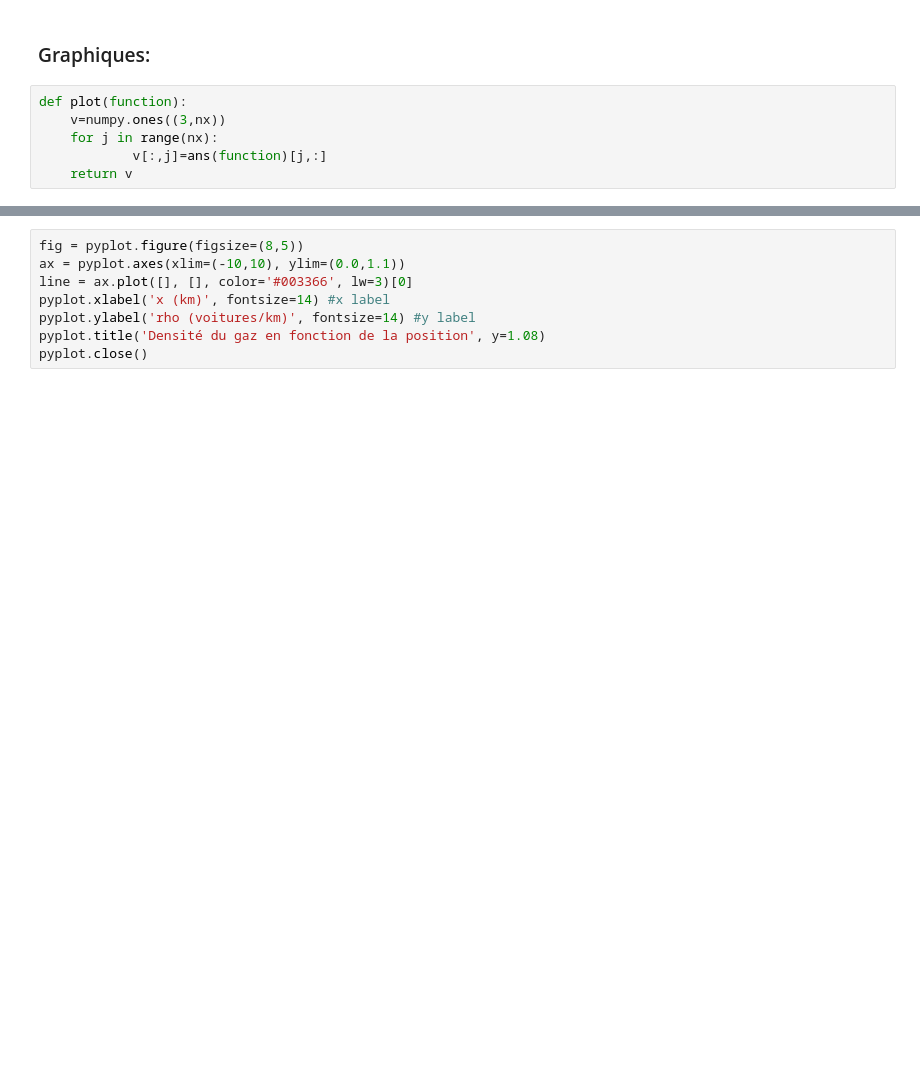
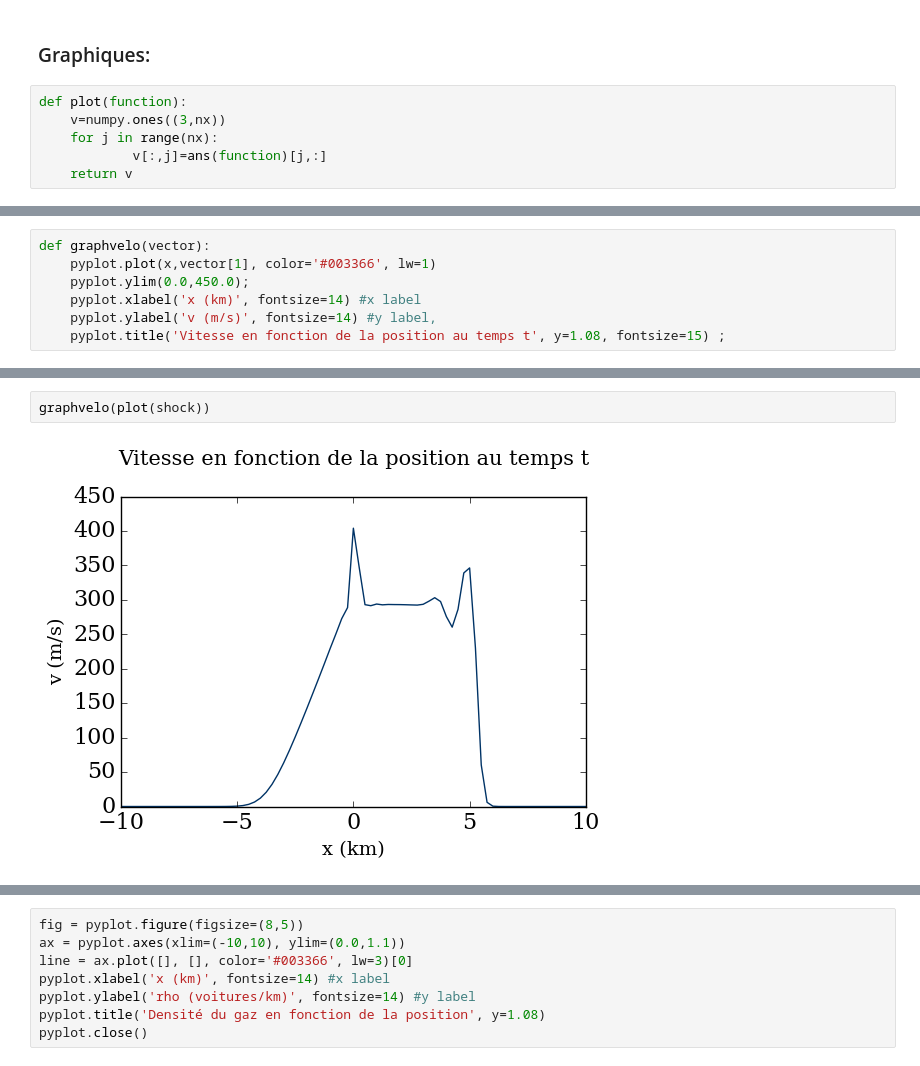
Before and after one commit to CarolineJonas/Module3, a Jupyter notebook: Shock_tube.ipynb, the cells around one changed output, grey strips where cells are left out. Cells and saved outputs as stored; diff of their text form; blank space fills up the shorter version.

```diff
--- a/Shock_tube.ipynb
+++ b/Shock_tube.ipynb
@@ -185,0 +172,7 @@ Pour étudier l'évolution dans le temps, nous allons faire une animation. Pour
+# %%
+def graphvelo(vector):
+    pyplot.plot(x,vector[1], color='#003366', lw=1)
+    pyplot.ylim(0.0,450.0);
+    pyplot.xlabel('x (km)', fontsize=14) #x label
+    pyplot.ylabel('v (m/s)', fontsize=14) #y label,
+    pyplot.title('Vitesse en fonction de la position au temps t', y=1.08, fontsize=15) ;
@@ -185,0 +190,4 @@ Pour étudier l'évolution dans le temps, nous allons faire une animation. Pour
+# %%
+graphvelo(plot(shock))
+# %% [output]
+[figure, added]
```
Also changed, not shown: parts of 43 cells of this notebook.
